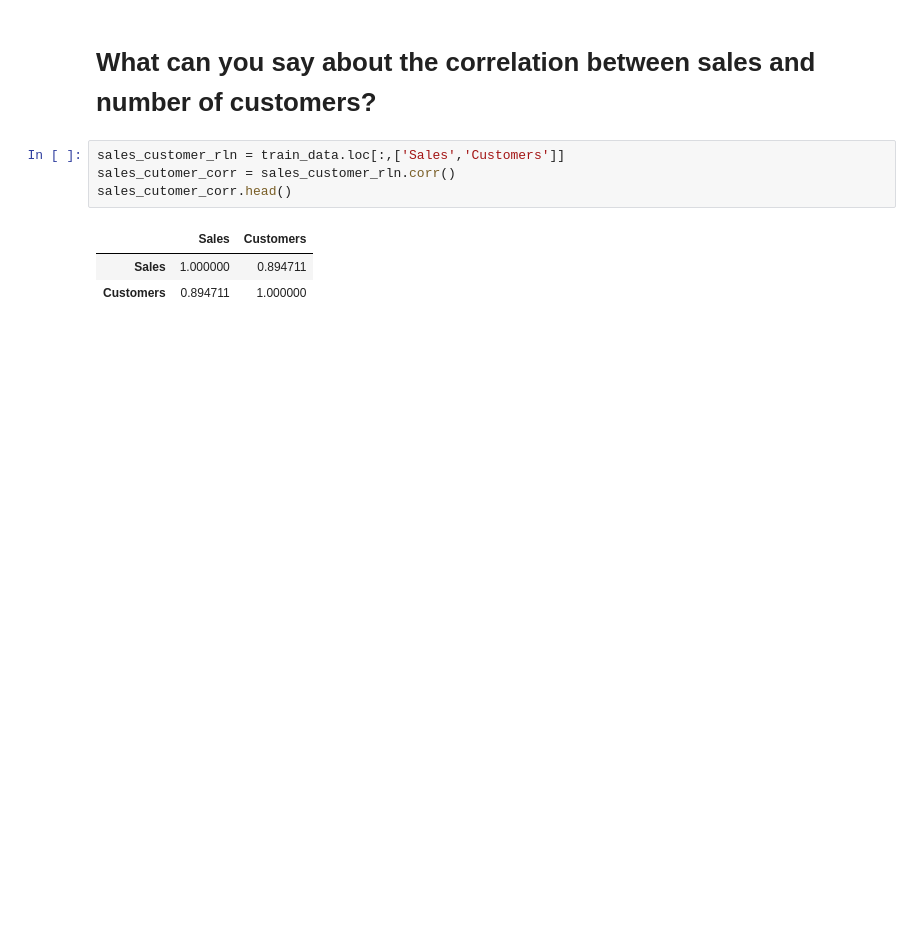
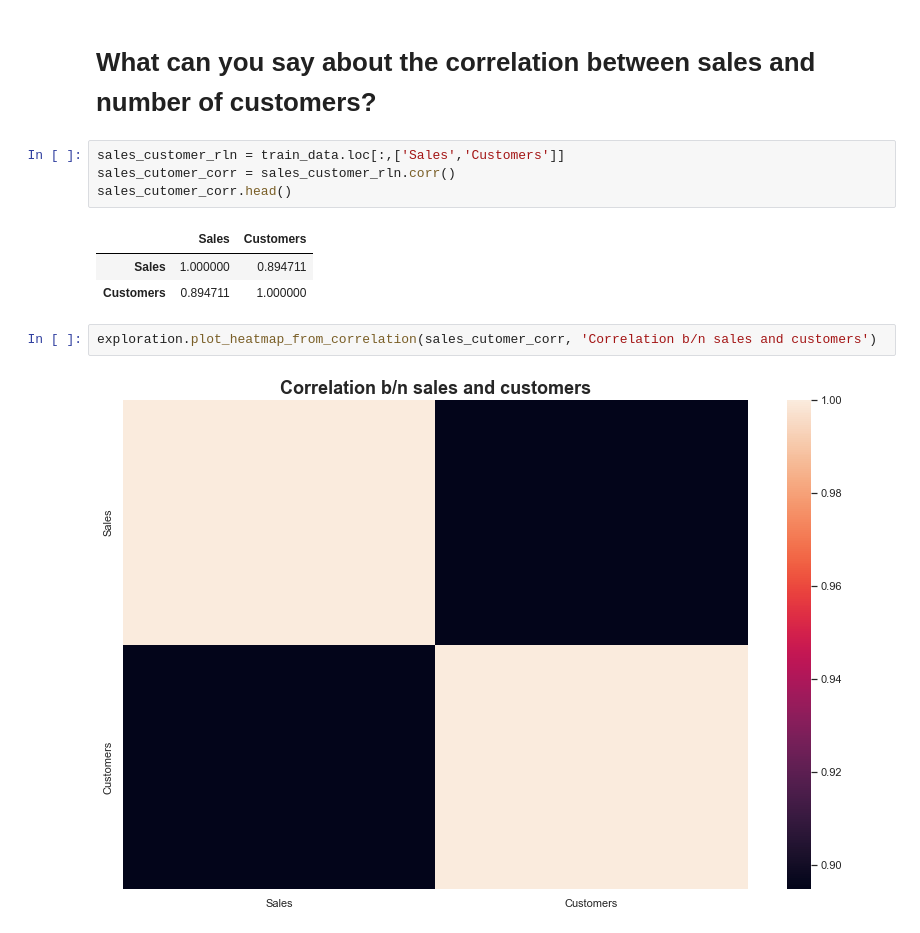
Before and after one commit to kebishaa/Pharmaceutical-Sales-Prediction, a Jupyter notebook: notebooks/data_exploration.ipynb, the cells around one changed output. Saved outputs shown, nothing was run; the diff lists cells and outputs as text; blank space fills up the shorter version.

Commit message:
correlation between sales and customers

```diff
--- a/notebooks/data_exploration.ipynb
+++ b/notebooks/data_exploration.ipynb
@@ -239,3 +239,7 @@ sales_cutomer_corr.head()
 |  | Sales | Customers |
 | Sales | 1.000000 | 0.894711 |
 | Customers | 0.894711 | 1.000000 |
+# %%
+exploration.plot_heatmap_from_correlation(sales_cutomer_corr, 'Correlation b/n sales and customers')
+# %% [output]
+[figure, added]
```
